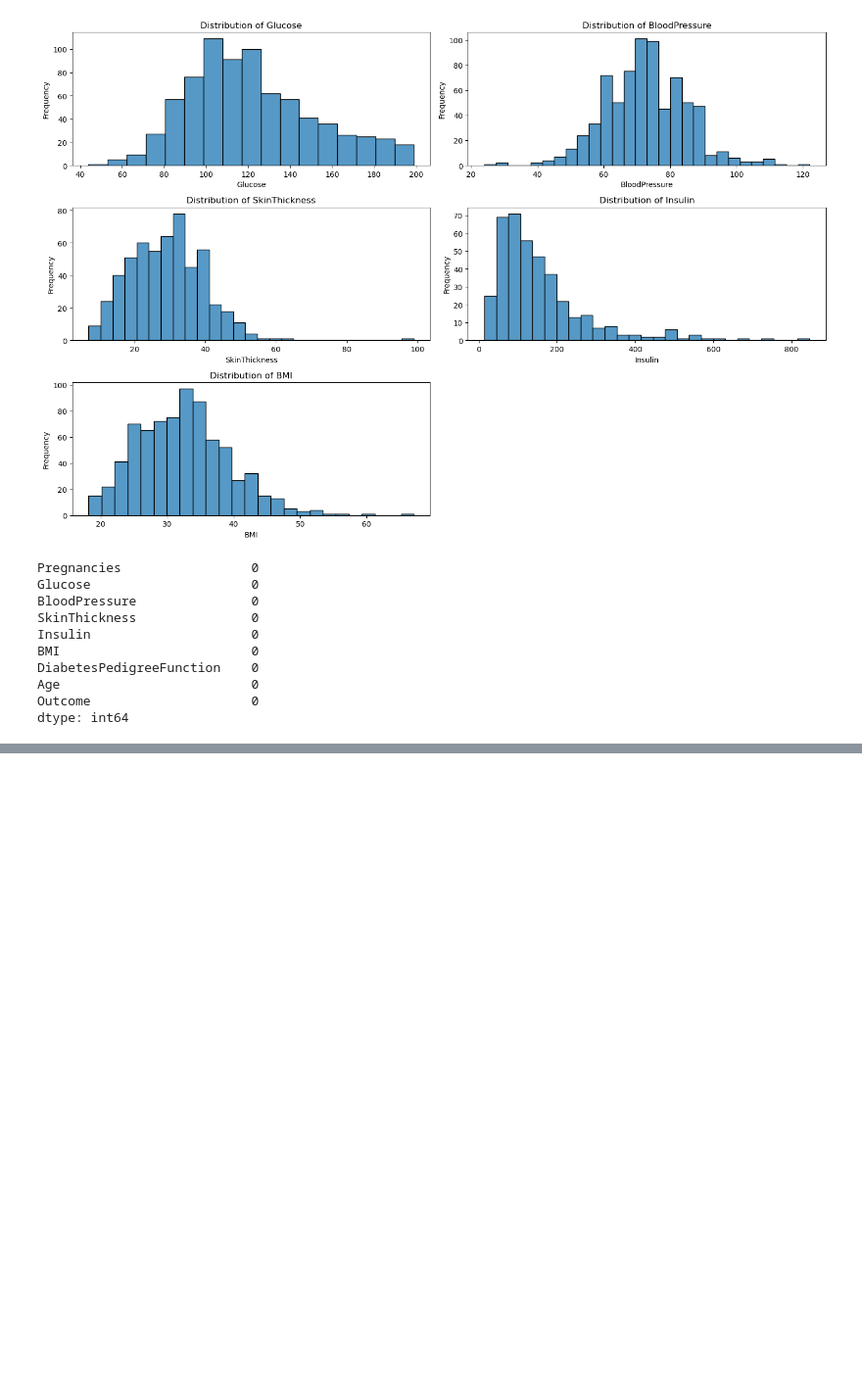
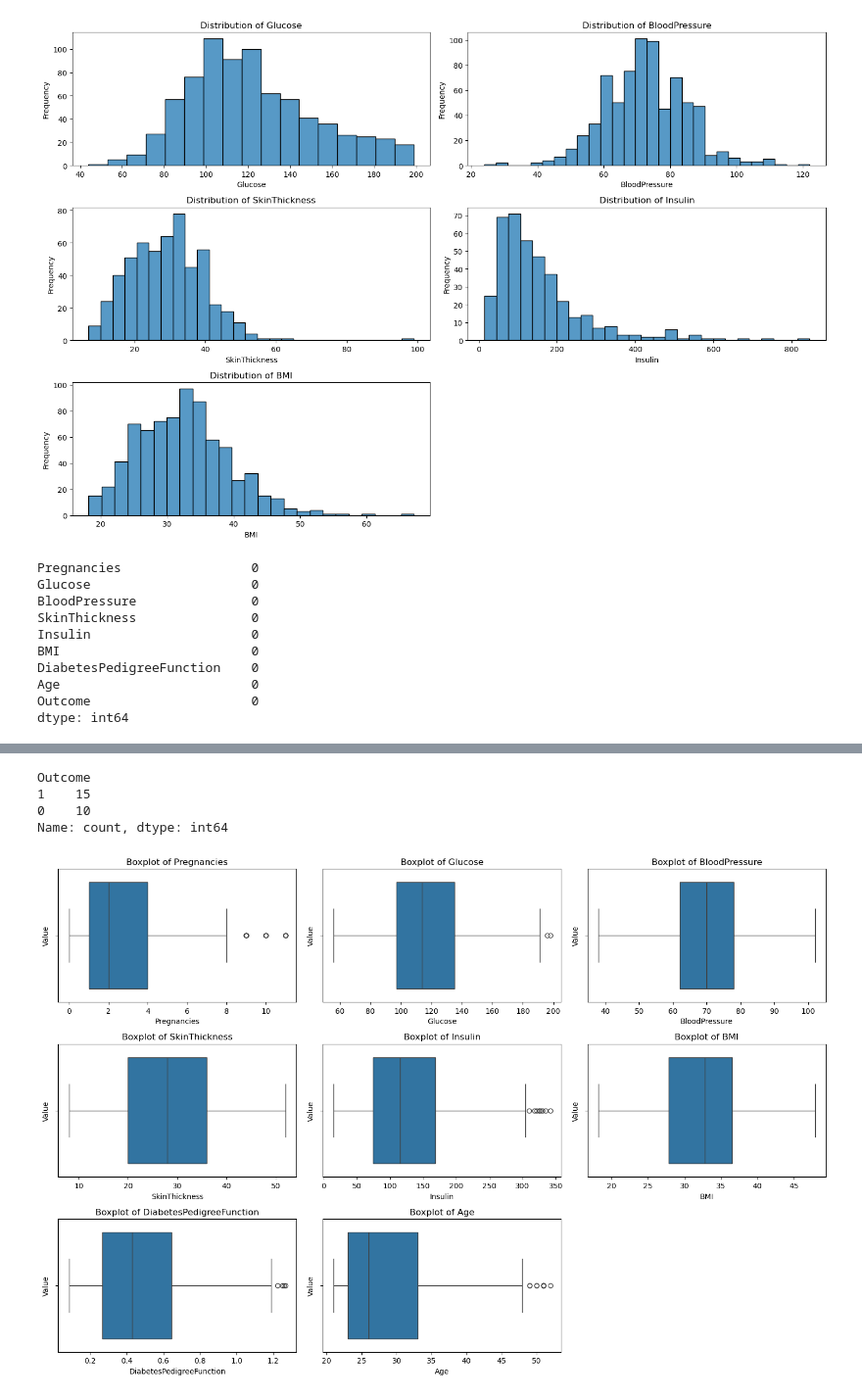
Before and after one commit to JuanRobledo12/gatech-ml-project, a Jupyter notebook: main.ipynb, the cells around one changed output, grey strips where cells are left out. Shown at 98% size. Drawn from its saved outputs; the diff is of its cells as text; code cells hidden in the pictures; blank space fills up the shorter version.

```diff
--- a/main.ipynb
+++ b/main.ipynb
@@ -325,0 +419,27 @@ clean_df_two.describe()
+# %%
+# Check how many high insuline records have diabetes
+high_insuline_df = clean_df_one[clean_df_one.Insulin > 350].sort_values(by=['Insulin'], ascending=False)
+high_insuline_df['Outcome'].value_counts()
+# %% [output]
+Outcome
+1    15
+0    10
+Name: count, dtype: int64
+# %%
+# Eliminate the records that are considered outliers
+def eliminate_outliers(feature_name, df):
+    Q1 = df[feature_name].quantile(0.25)
+    Q3 = df[feature_name].quantile(0.75)
+    IQR = Q3 - Q1
+    lower_bound = Q1 - 1.5 * IQR
+    upper_bound = Q3 + 1.5 * IQR
+    df_cleaned = df[(df[feature_name] >= lower_bound) & (df[feature_name] <= upper_bound)]
+    return df_cleaned
+
+for col in column_names_for_box_plots:
+    clean_df_one = eliminate_outliers(col, clean_df_one)
+# %%
+# Create boxplots to review outlier elimination
+plot_boxplots(column_names_for_box_plots, clean_df_one)
+# %% [output]
+[figure, added]
```
Also changed, not shown: parts of 10 cells of this notebook.
